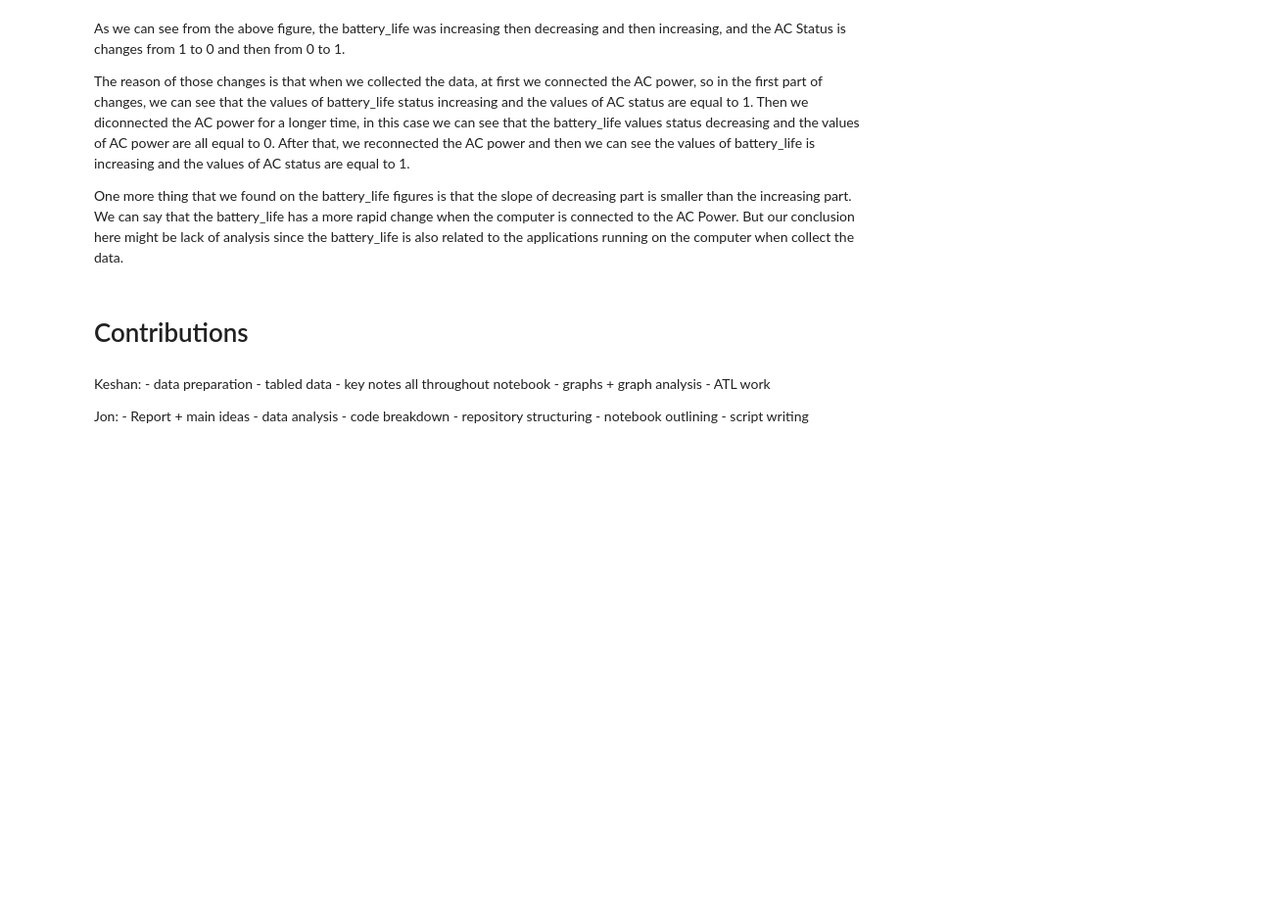
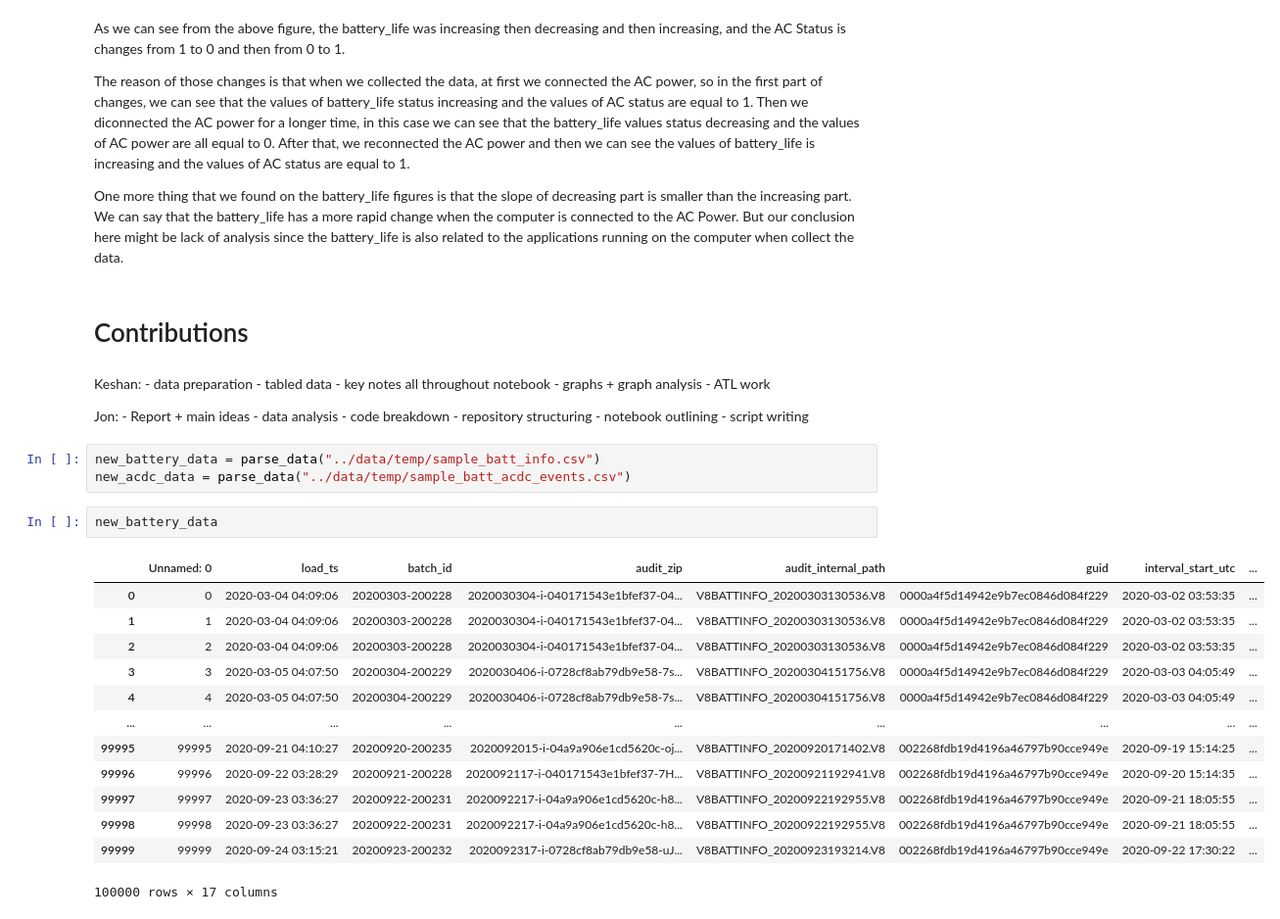
Before and after one commit to jonxsong/DSC180A-Capstone, a Jupyter notebook: notebooks/FINAL_NOTEBOOK.ipynb, the cells around one changed output. Shown: that part at 98% size. Saved outputs shown, nothing was run; the diff lists cells and outputs as text; blank space fills up the shorter version.

Commit message:
added sample data
100k rows each

```diff
--- a/notebooks/FINAL_NOTEBOOK.ipynb
+++ b/notebooks/FINAL_NOTEBOOK.ipynb
@@ -266,3 +268,22 @@ Jon:
     - repository structuring
     - notebook outlining
     - script writing
+# %%
+new_battery_data = parse_data("../data/temp/sample_batt_info.csv")
+new_acdc_data = parse_data("../data/temp/sample_batt_acdc_events.csv")
+# %%
+new_battery_data
+# %% [output]
+|  | Unnamed: 0 | load_ts | batch_id | audit_zip | audit_internal_path | guid | interval_start_utc | ... |
+| 0 | 0 | 2020-03-04 04:09:06 | 20200303-200228 | 2020030304-i-040171543e1bfef37-04... | V8BATTINFO_20200303130536.V8 | 0000a4f5d14942e9b7ec0846d084f229 | 2020-03-02 03:53:35 | ... |
+| 1 | 1 | 2020-03-04 04:09:06 | 20200303-200228 | 2020030304-i-040171543e1bfef37-04... | V8BATTINFO_20200303130536.V8 | 0000a4f5d14942e9b7ec0846d084f229 | 2020-03-02 03:53:35 | ... |
+| 2 | 2 | 2020-03-04 04:09:06 | 20200303-200228 | 2020030304-i-040171543e1bfef37-04... | V8BATTINFO_20200303130536.V8 | 0000a4f5d14942e9b7ec0846d084f229 | 2020-03-02 03:53:35 | ... |
+| 3 | 3 | 2020-03-05 04:07:50 | 20200304-200229 | 2020030406-i-0728cf8ab79db9e58-7s... | V8BATTINFO_20200304151756.V8 | 0000a4f5d14942e9b7ec0846d084f229 | 2020-03-03 04:05:49 | ... |
+| 4 | 4 | 2020-03-05 04:07:50 | 20200304-200229 | 2020030406-i-0728cf8ab79db9e58-7s... | V8BATTINFO_20200304151756.V8 | 0000a4f5d14942e9b7ec0846d084f229 | 2020-03-03 04:05:49 | ... |
+| ... | ... | ... | ... | ... | ... | ... | ... | ... |
+| 99995 | 99995 | 2020-09-21 04:10:27 | 20200920-200235 | 2020092015-i-04a9a906e1cd5620c-oj... | V8BATTINFO_20200920171402.V8 | 002268fdb19d4196a46797b90cce949e | 2020-09-19 15:14:25 | ... |
+| 99996 | 99996 | 2020-09-22 03:28:29 | 20200921-200228 | 2020092117-i-040171543e1bfef37-7H... | V8BATTINFO_20200921192941.V8 | 002268fdb19d4196a46797b90cce949e | 2020-09-20 15:14:35 | ... |
+| 99997 | 99997 | 2020-09-23 03:36:27 | 20200922-200231 | 2020092217-i-04a9a906e1cd5620c-h8... | V8BATTINFO_20200922192955.V8 | 002268fdb19d4196a46797b90cce949e | 2020-09-21 18:05:55 | ... |
+| 99998 | 99998 | 2020-09-23 03:36:27 | 20200922-200231 | 2020092217-i-04a9a906e1cd5620c-h8... | V8BATTINFO_20200922192955.V8 | 002268fdb19d4196a46797b90cce949e | 2020-09-21 18:05:55 | ... |
+| 99999 | 99999 | 2020-09-24 03:15:21 | 20200923-200232 | 2020092317-i-0728cf8ab79db9e58-uJ... | V8BATTINFO_20200923193214.V8 | 002268fdb19d4196a46797b90cce949e | 2020-09-22 17:30:22 | ... |
+100000 rows × 17 columns
```
Also changed, not shown: parts of 2 cells of this notebook, 2 other files.
